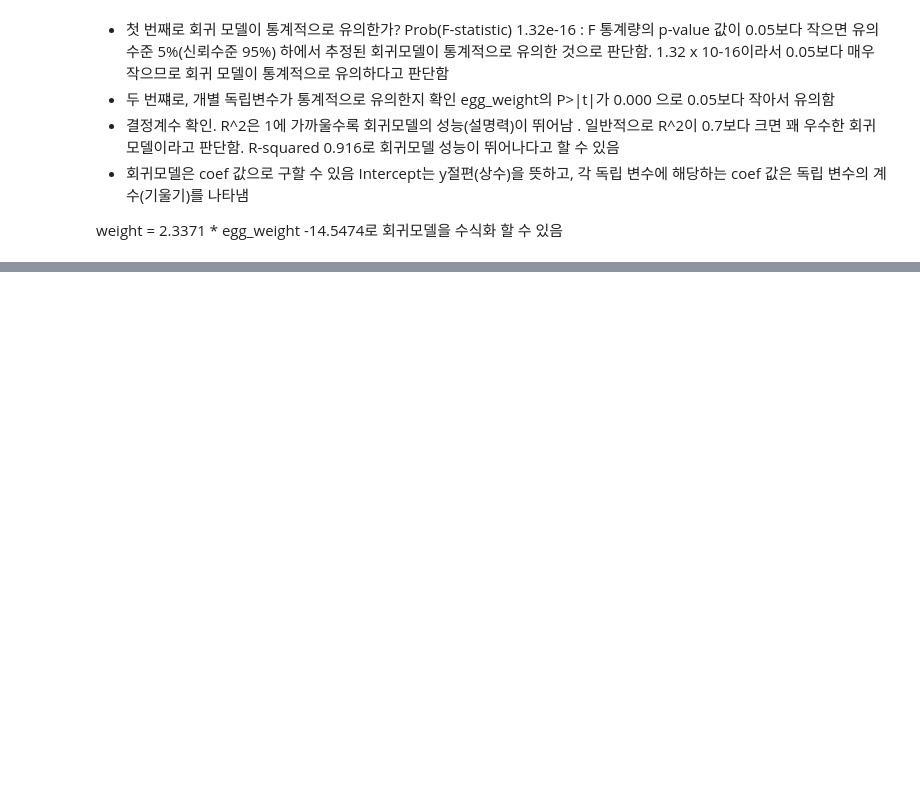
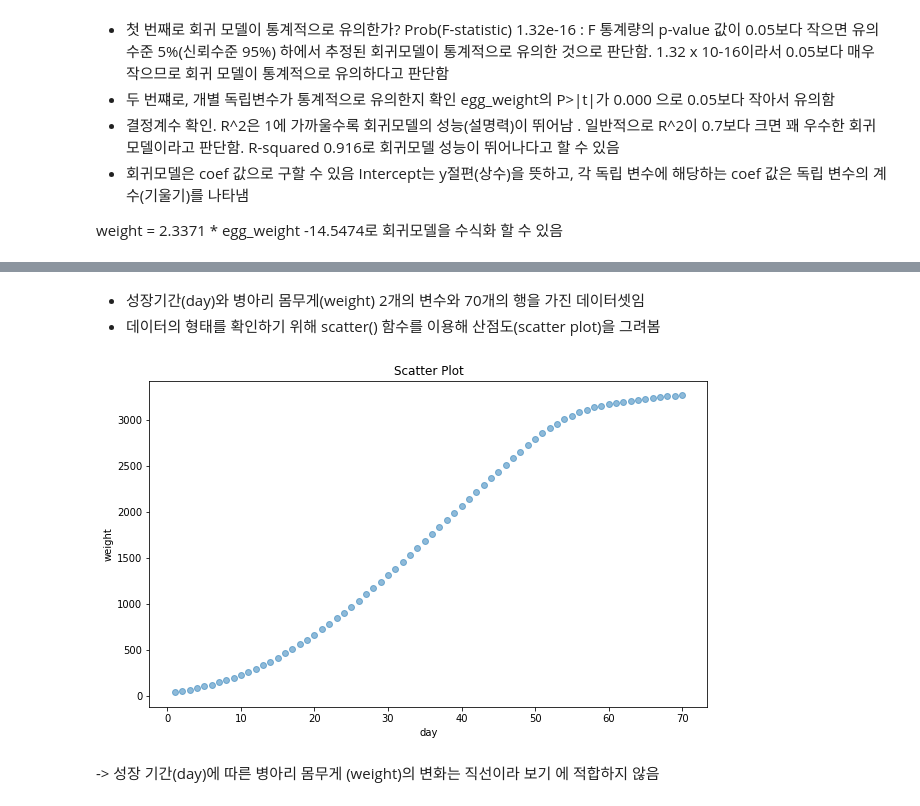
Before and after one commit to heyggun/Data_EDA, a Jupyter notebook: 현장에서_바로_써먹는_데이터_분석_with_파이썬_(1).ipynb, the cells around one changed output, grey strips where cells are left out. Drawn from its saved outputs; the diff is of its cells as text; code cells hidden in the pictures; blank space fills up the shorter version.

```diff
--- a/현장에서_바로_써먹는_데이터_분석_with_파이썬_(1).ipynb
+++ b/현장에서_바로_써먹는_데이터_분석_with_파이썬_(1).ipynb
@@ -616,0 +787,3 @@ strong multicollinearity or other numerical problems.
+# %%
+w2 = pd.read_csv('ch5-2.csv')
+w2.head()
@@ -616,0 +809,15 @@ strong multicollinearity or other numerical problems.
+# %% [markdown]
+- 성장기간(day)와 병아리 몸무게(weight) 2개의 변수와 70개의 행을 가진 데이터셋임
+- 데이터의 형태를 확인하기 위해 scatter() 함수를 이용해 산점도(scatter plot)을 그려봄
+# %%
+# 성장기간에 따른 병아리 몸무게 변화
+plt.figure(figsize=(10,6))
+plt.scatter(w2.day, w2.weight, alpha=.5)
+plt.title('Scatter Plot')
+plt.xlabel('day')
+plt.ylabel('weight')
+plt.show()
+# %% [output]
+[figure, added]
+# %% [markdown]
+-> 성장 기간(day)에 따른 병아리 몸무게 (weight)의 변화는 직선이라 보기 에 적합하지 않음
```
Also changed, not shown: parts of 37 cells of this notebook.
